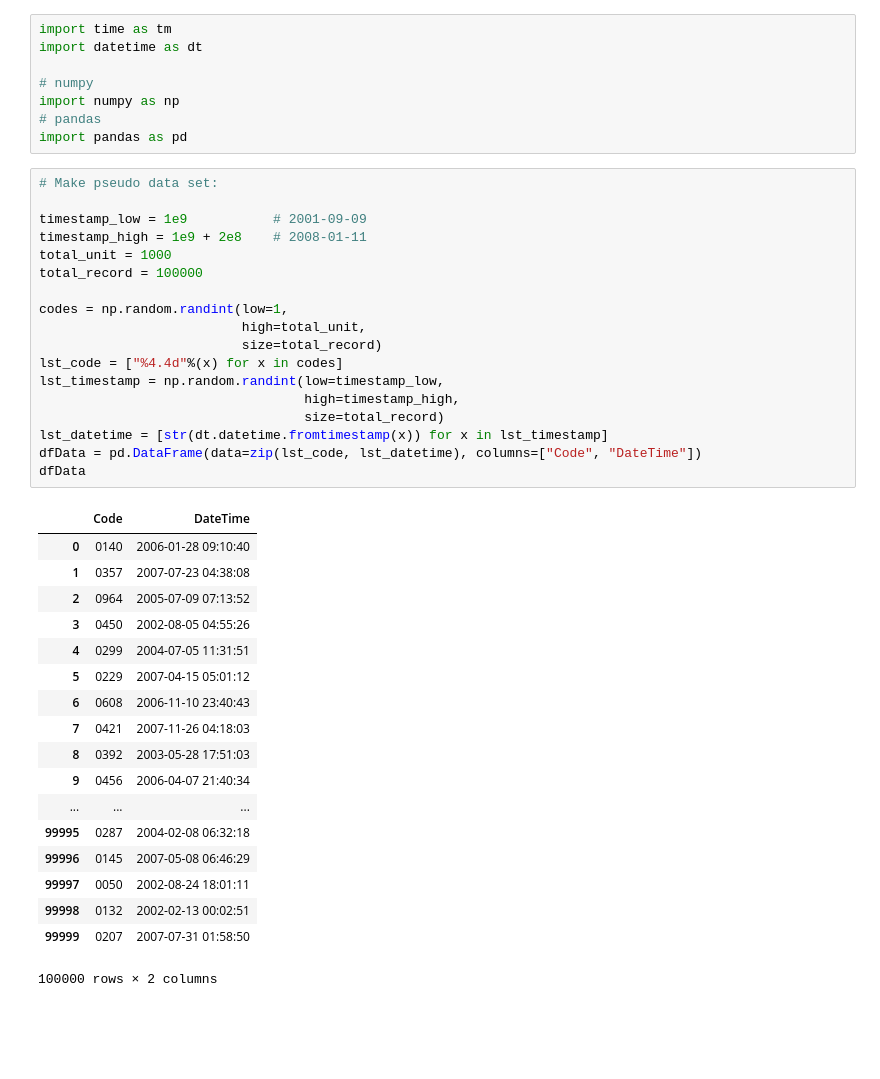
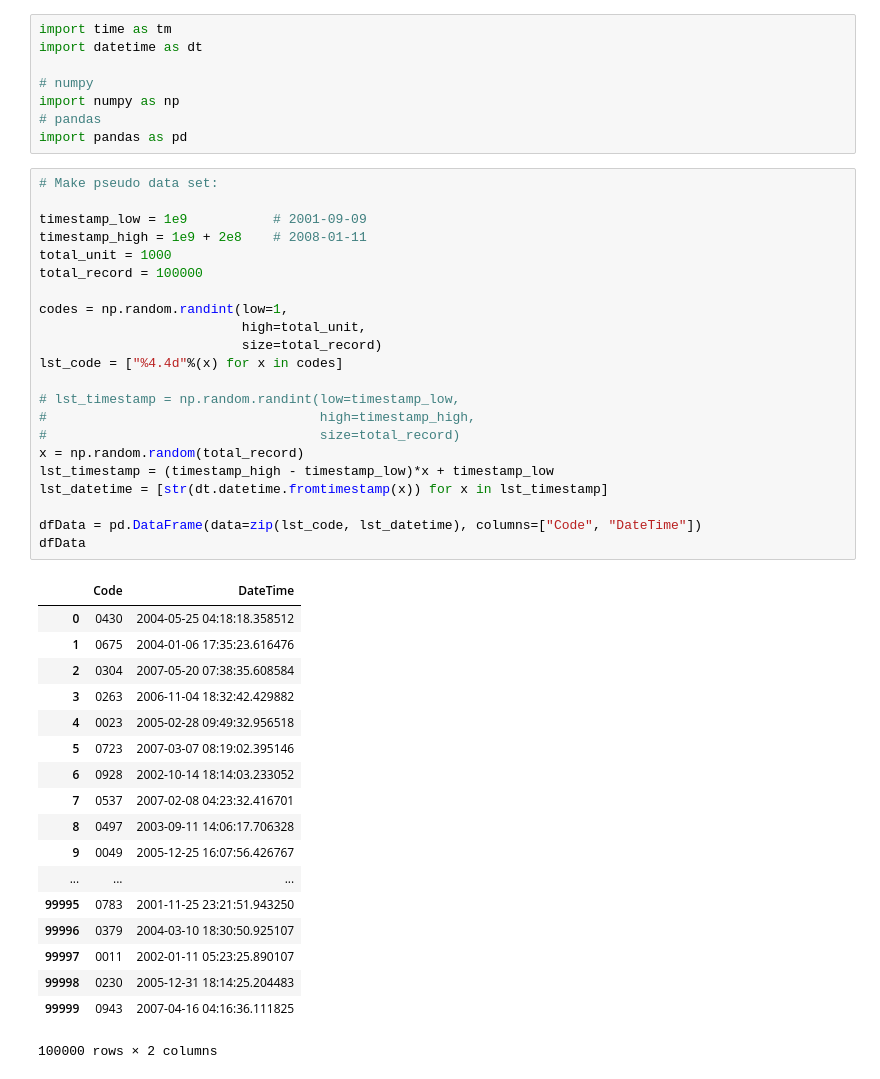
Before and after one commit to ppbppb001/Snippets, a Jupyter notebook: Python/MiniProject/time-span.ipynb, the cells around one changed output. Drawn from its saved outputs; the diff is of its cells as text; blank space fills up the shorter version.

```diff
--- a/Python/MiniProject/time-span.ipynb
+++ b/Python/MiniProject/time-span.ipynb
@@ -9,39 +9,43 @@ import pandas as pd
 # %%
 # Make pseudo data set:
 
 timestamp_low = 1e9           # 2001-09-09
 timestamp_high = 1e9 + 2e8    # 2008-01-11
 total_unit = 1000
 total_record = 100000
 
 codes = np.random.randint(low=1,
                           high=total_unit,
                           size=total_record)
 lst_code = ["%4.4d"%(x) for x in codes]
-lst_timestamp = np.random.randint(low=timestamp_low,
-                                  high=timestamp_high,
-                                  size=total_record)
+
+# lst_timestamp = np.random.randint(low=timestamp_low,
+#                                   high=timestamp_high,
+#                                   size=total_record)
+x = np.random.random(total_record)
+lst_timestamp = (timestamp_high - timestamp_low)*x + timestamp_low
 lst_datetime = [str(dt.datetime.fromtimestamp(x)) for x in lst_timestamp]
+
 dfData = pd.DataFrame(data=zip(lst_code, lst_datetime), columns=["Code", "DateTime"])
 dfData
 # %% [output]
 |  | Code | DateTime |
-| 0 | 0140 | 2006-01-28 09:10:40 |
-| 1 | 0357 | 2007-07-23 04:38:08 |
-| 2 | 0964 | 2005-07-09 07:13:52 |
-| 3 | 0450 | 2002-08-05 04:55:26 |
-| 4 | 0299 | 2004-07-05 11:31:51 |
-| 5 | 0229 | 2007-04-15 05:01:12 |
-| 6 | 0608 | 2006-11-10 23:40:43 |
-| 7 | 0421 | 2007-11-26 04:18:03 |
-| 8 | 0392 | 2003-05-28 17:51:03 |
-| 9 | 0456 | 2006-04-07 21:40:34 |
+| 0 | 0430 | 2004-05-25 04:18:18.358512 |
+| 1 | 0675 | 2004-01-06 17:35:23.616476 |
+| 2 | 0304 | 2007-05-20 07:38:35.608584 |
+| 3 | 0263 | 2006-11-04 18:32:42.429882 |
+| 4 | 0023 | 2005-02-28 09:49:32.956518 |
+| 5 | 0723 | 2007-03-07 08:19:02.395146 |
+| 6 | 0928 | 2002-10-14 18:14:03.233052 |
+| 7 | 0537 | 2007-02-08 04:23:32.416701 |
+| 8 | 0497 | 2003-09-11 14:06:17.706328 |
+| 9 | 0049 | 2005-12-25 16:07:56.426767 |
 | ... | ... | ... |
-| 99995 | 0287 | 2004-02-08 06:32:18 |
-| 99996 | 0145 | 2007-05-08 06:46:29 |
-| 99997 | 0050 | 2002-08-24 18:01:11 |
-| 99998 | 0132 | 2002-02-13 00:02:51 |
-| 99999 | 0207 | 2007-07-31 01:58:50 |
+| 99995 | 0783 | 2001-11-25 23:21:51.943250 |
+| 99996 | 0379 | 2004-03-10 18:30:50.925107 |
+| 99997 | 0011 | 2002-01-11 05:23:25.890107 |
+| 99998 | 0230 | 2005-12-31 18:14:25.204483 |
+| 99999 | 0943 | 2007-04-16 04:16:36.111825 |
 100000 rows × 2 columns
 # %%
 # Scan data set to generate time span for each code:
```
Also changed, not shown: parts of 2 cells of this notebook, 1 other file.
